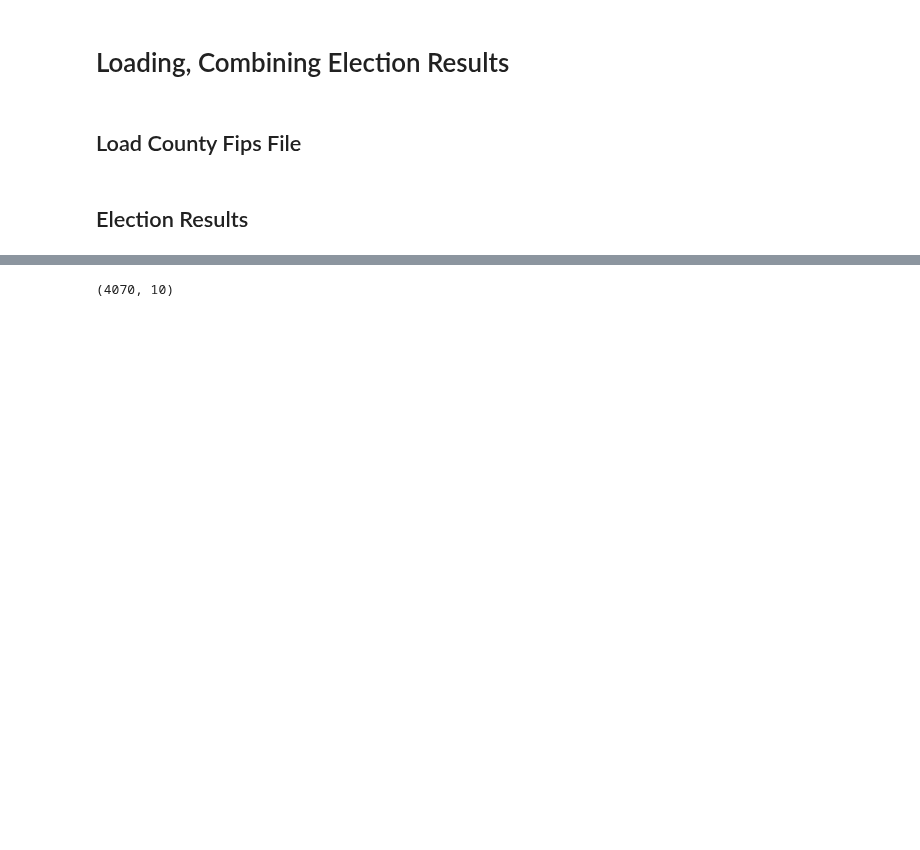
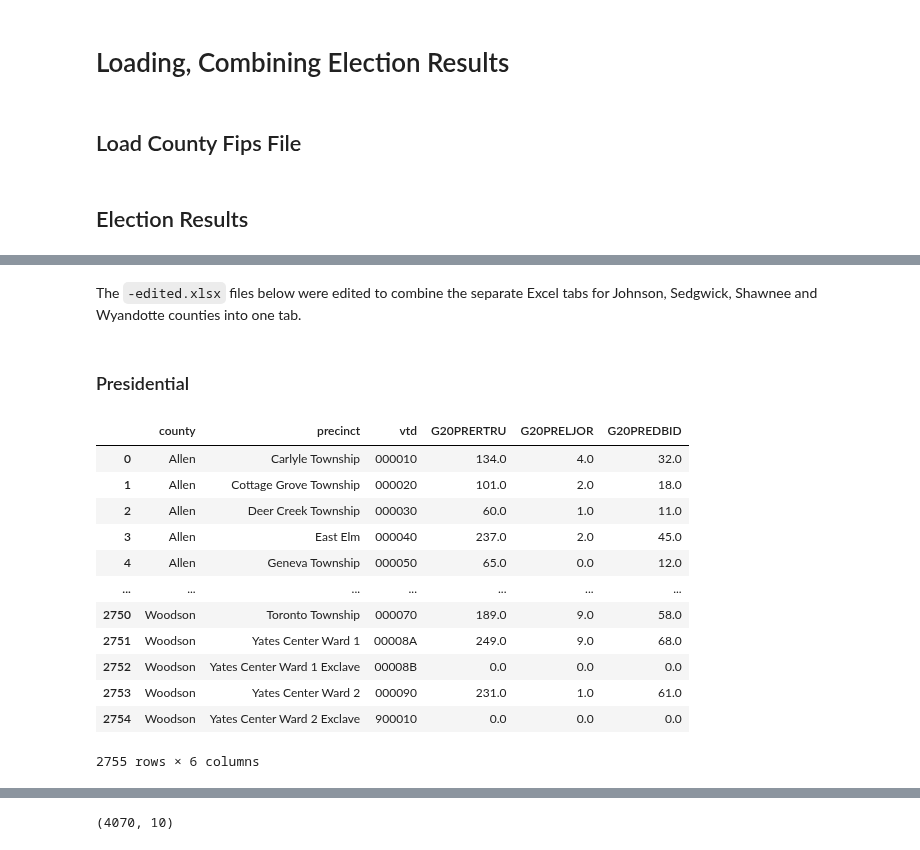
Before and after one commit to nonpartisan-redistricting-datahub/pdv-ks, a Jupyter notebook: vest-ks-2020/vest-ks-2020-validation.ipynb, the cells around one changed output, grey strips where cells are left out. Drawn from its saved outputs; the diff is of its cells as text; code cells hidden in the pictures; blank space fills up the shorter version.

```diff
--- a/vest-ks-2020/vest-ks-2020-validation.ipynb
+++ b/vest-ks-2020/vest-ks-2020-validation.ipynb
@@ -128,0 +102,31 @@ results_pivot.head()
+# %% [markdown]
+The `-edited.xlsx` files below were edited to combine the separate Excel tabs for Johnson, Sedgwick, Shawnee and Wyandotte counties into one tab.
+# %% [markdown]
+### Presidential
+# %%
+pres_results = pd.ExcelFile('./raw-from-source/SOS/2020_General_Election_President_results_by_precinct-edited.xlsx')
+
+minor_counties_df = pd.read_excel(pres_results, 'President')
+minor_counties_df = minor_counties_df.pivot_table(index = ['County','Precinct','VTD'],
+                         columns = ['Race','Candidate'],
+                        values = ['Votes'],
+                         aggfunc = 'sum')
+minor_counties_df.reset_index(inplace=True)
+minor_counties_df.head(1)
+# %%
+minor_counties_df.columns = ['county','precinct','vtd','G20PRERTRU','G20PRELJOR','G20PREDBID']
+minor_counties_df
+# %% [output]
+|  | county | precinct | vtd | G20PRERTRU | G20PRELJOR | G20PREDBID |
+| 0 | Allen | Carlyle Township | 000010 | 134.0 | 4.0 | 32.0 |
+| 1 | Allen | Cottage Grove Township | 000020 | 101.0 | 2.0 | 18.0 |
+| 2 | Allen | Deer Creek Township | 000030 | 60.0 | 1.0 | 11.0 |
+| 3 | Allen | East Elm | 000040 | 237.0 | 2.0 | 45.0 |
+| 4 | Allen | Geneva Township | 000050 | 65.0 | 0.0 | 12.0 |
+| ... | ... | ... | ... | ... | ... | ... |
+| 2750 | Woodson | Toronto Township | 000070 | 189.0 | 9.0 | 58.0 |
+| 2751 | Woodson | Yates Center Ward 1 | 00008A | 249.0 | 9.0 | 68.0 |
+| 2752 | Woodson | Yates Center Ward 1 Exclave | 00008B | 0.0 | 0.0 | 0.0 |
+| 2753 | Woodson | Yates Center Ward 2 | 000090 | 231.0 | 1.0 | 61.0 |
+| 2754 | Woodson | Yates Center Ward 2 Exclave | 900010 | 0.0 | 0.0 | 0.0 |
+2755 rows × 6 columns
```
Also changed, not shown: parts of 33 cells of this notebook, 4 other files.
